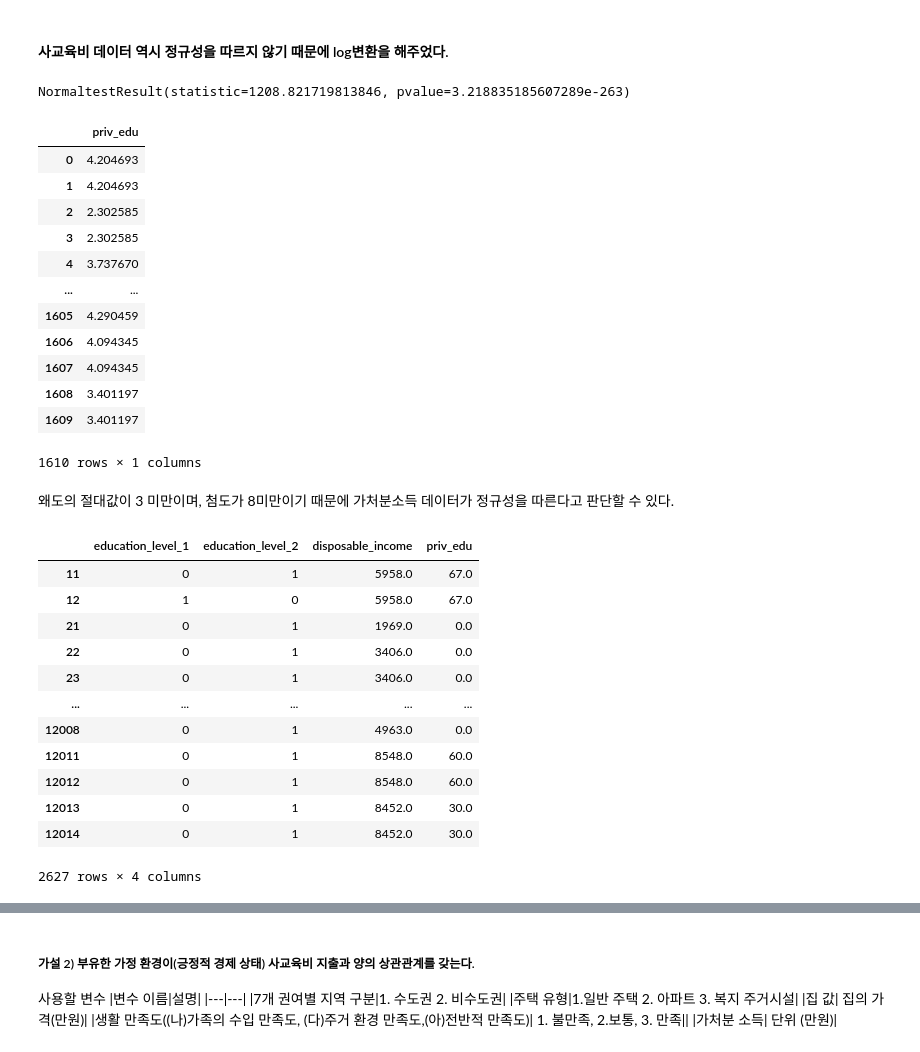
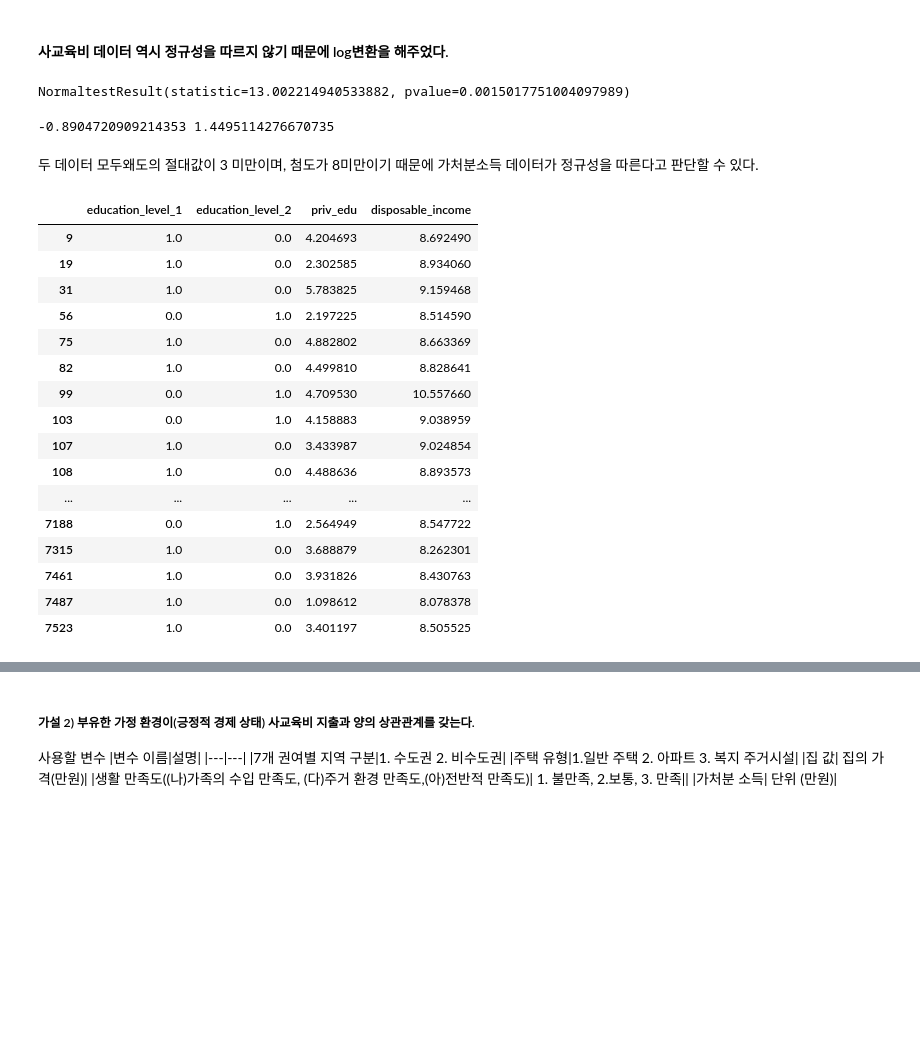
Before and after one commit to yooninsu/Project, a Jupyter notebook: Welfare/project_welfare.ipynb, the cells around one changed output, grey strips where cells are left out. Cells and saved outputs as stored; diff of their text form; code cells hidden in the pictures; blank space fills up the shorter version.

```diff
--- a/Welfare/project_welfare.ipynb
+++ b/Welfare/project_welfare.ipynb
@@ -66,10 +67,8 @@ numeric_df1 =numeric_df.rename(columns=
 "h1707_3aq9":"pub_edu",
 "h1707_3aq10":"priv_edu",
 "new_h1703_5":"num_of_child",
-"h1707_3aq1": "home_meal",
-"h1707_3aq2": "meal_out",
-"h1707_3aq5": "utility_bills",
-"h1707_6aq1": "heating_bills",
+"h1707_3aq2_2": "meal_out",
+"h1707_3aq5_1": "utility_bills",
 "h1707_3aq7": "apparel",
 "h1707_3aq8": "insurance",
 "h1707_3aq11":"entertainment",
@@ -175,0 +173,3 @@ dtype: int64
+# %%
+edf = edf[~(edf == 0).any(axis=1)]
+edf
@@ -175,0 +190,2 @@ dtype: int64
+# %%
+log_edf = np.log(edf)
@@ -284,0 +320,6 @@ dtype: int64
+# %%
+category_df = category_df.drop(["wc17_8aq6","wc17_8aq8","wc17_8", "wc17_29","wc17_30","wc17_39"],axis=1)
+category_df = category_df[~(category_df == 0).any(axis=1)]
+
+
+(category_df==0).sum()
@@ -495,46 +537,38 @@ print(sk,kr)
 # %% [markdown]
 #### 사교육비 데이터 역시 정규성을 따르지 않기 때문에 log변환을 해주었다.
 # %%
-normaltest(edf['priv_edu'])
+normaltest(log_edf['priv_edu'])
 # %% [output]
-NormaltestResult(statistic=1208.821719813846, pvalue=3.218835185607289e-263)
+NormaltestResult(statistic=13.002214940533882, pvalue=0.0015017751004097989)
-# %%
-logy = np.log(edf['priv_edu'])
-logy = [x for x in logy if not np.isinf(x)]
-logy = DataFrame({'priv_edu' : logy})
-# %% [output]
-|  | priv_edu |
-| 0 | 4.204693 |
-| 1 | 4.204693 |
-| 2 | 2.302585 |
-| 3 | 2.302585 |
-| 4 | 3.737670 |
-| ... | ... |
-| 1605 | 4.290459 |
-| 1606 | 4.094345 |
-| 1607 | 4.094345 |
-| 1608 | 3.401197 |
-| 1609 | 3.401197 |
-1610 rows × 1 columns
+# %%
+sk = skew(log_edf['priv_edu'])
+kr = kurtosis(log_edf['priv_edu'])
+print(sk,kr)
+# %% [output]
+-0.8904720909214353 1.4495114276670735
 # %% [markdown]
-왜도의 절대값이 3 미만이며, 첨도가 8미만이기 때문에 가처분소득 데이터가 정규성을 따른다고 판단할 수 있다.
+두 데이터 모두왜도의 절대값이 3 미만이며, 첨도가 8미만이기 때문에 가처분소득 데이터가 정규성을 따른다고 판단할 수 있다.
 # %%
-test_df1 = concat([education_level,edf['disposable_income'],edf['priv_edu']],axis=1)
+test_df1 = concat([education_level,log_edf['priv_edu'],log_edf['disposable_income']],axis=1)
 test_df1.dropna()
 # %% [output]
-|  | education_level_1 | education_level_2 | disposable_income | priv_edu |
-| 11 | 0 | 1 | 5958.0 | 67.0 |
-| 12 | 1 | 0 | 5958.0 | 67.0 |
-| 21 | 0 | 1 | 1969.0 | 0.0 |
-| 22 | 0 | 1 | 3406.0 | 0.0 |
-| 23 | 0 | 1 | 3406.0 | 0.0 |
+|  | education_level_1 | education_level_2 | priv_edu | disposable_income |
+| 9 | 1.0 | 0.0 | 4.204693 | 8.692490 |
+| 19 | 1.0 | 0.0 | 2.302585 | 8.934060 |
+| 31 | 1.0 | 0.0 | 5.783825 | 9.159468 |
+| 56 | 0.0 | 1.0 | 2.197225 | 8.514590 |
+| 75 | 1.0 | 0.0 | 4.882802 | 8.663369 |
+| 82 | 1.0 | 0.0 | 4.499810 | 8.828641 |
+| 99 | 0.0 | 1.0 | 4.709530 | 10.557660 |
+| 103 | 0.0 | 1.0 | 4.158883 | 9.038959 |
+| 107 | 1.0 | 0.0 | 3.433987 | 9.024854 |
+| 108 | 1.0 | 0.0 | 4.488636 | 8.893573 |
 | ... | ... | ... | ... | ... |
-| 12008 | 0 | 1 | 4963.0 | 0.0 |
-| 12011 | 0 | 1 | 8548.0 | 60.0 |
-| 12012 | 0 | 1 | 8548.0 | 60.0 |
-| 12013 | 0 | 1 | 8452.0 | 30.0 |
-| 12014 | 0 | 1 | 8452.0 | 30.0 |
+| 7188 | 0.0 | 1.0 | 2.564949 | 8.547722 |
+| 7315 | 1.0 | 0.0 | 3.688879 | 8.262301 |
+| 7461 | 1.0 | 0.0 | 3.931826 | 8.430763 |
+| 7487 | 1.0 | 0.0 | 1.098612 | 8.078378 |
+| 7523 | 1.0 | 0.0 | 3.401197 | 8.505525 |
-2627 rows × 4 columns
 # %%
 model =ols('priv_edu~disposable_income+education_level_1+education_level_2',data=test_df1)
 fit = model.fit()
```
Also changed, not shown: parts of 46 cells of this notebook, 1 other file.
